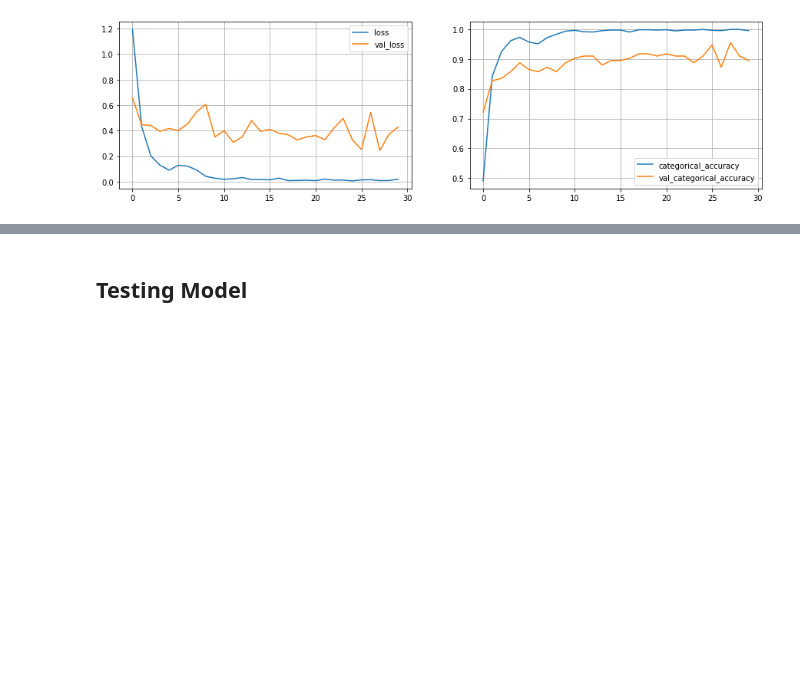
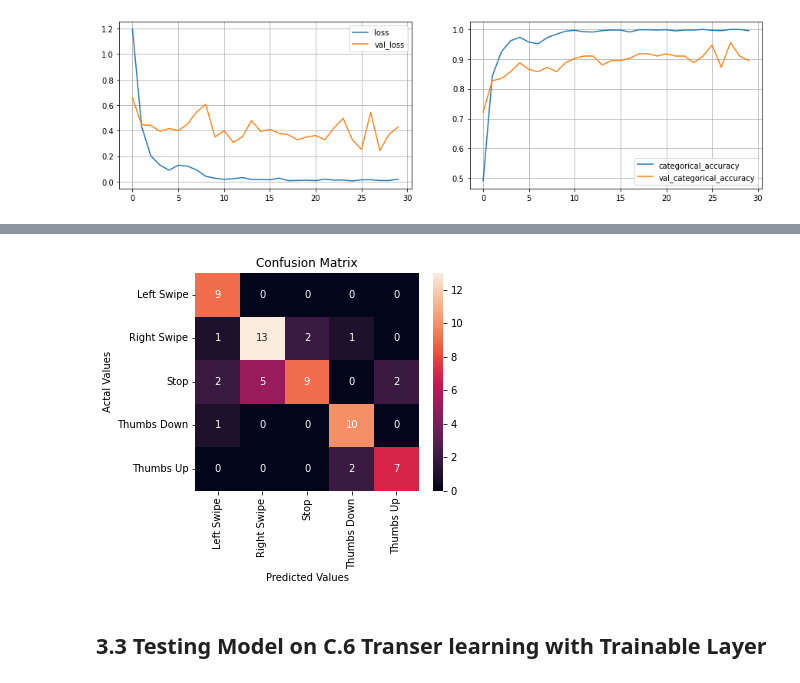
Before and after one commit to Gaahou/MMAI-894-Team-College, a Jupyter notebook: gesturecogn_mac_v7.ipynb, the cells around one changed output, grey strips where cells are left out. Cells and saved outputs as stored; diff of their text form; code cells hidden in the pictures; blank space fills up the shorter version.

```diff
--- a/gesturecogn_mac_v7.ipynb
+++ b/gesturecogn_mac_v7.ipynb
@@ -1361,0 +1509,2 @@ Max. Validaiton Accuracy 0.9548872113227844
+# %%
+y_pred = np.argmax(batch_labels,axis=1)
@@ -1362,3 +1569,21 @@ Max. Validaiton Accuracy 0.9548872113227844
+# %%
+y_true = np.argmax(model.predict(batch_data[:,:,:,:,:]),axis=1)
+# %%
+cm = metrics.confusion_matrix(y_true, y_pred)
+# %%
+cm_df = pd.DataFrame(cm,
+                     index = ['Left Swipe','Right Swipe','Stop','Thumbs Down','Thumbs Up'],
+                     columns = ['Left Swipe','Right Swipe','Stop','Thumbs Down','Thumbs Up'])
+# %%
+#Plotting the confusion matrix
+plt.figure(figsize=(5,4))
+sns.heatmap(cm_df, annot=True)
+plt.title('Confusion Matrix')
+plt.ylabel('Actal Values')
+plt.xlabel('Predicted Values')
+plt.show()
+# %% [output]
+[figure, added]
 # %% [markdown]
-## Testing Model
+## 3.3 Testing Model on C.6 Transer learning with Trainable Layer
 # %%
```
Also changed, not shown: parts of 61 cells of this notebook.
